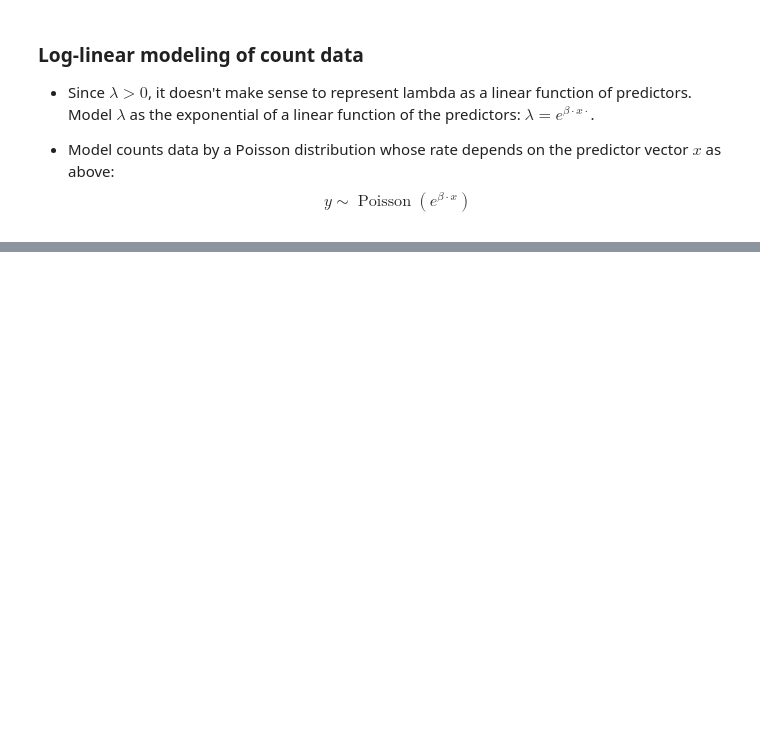
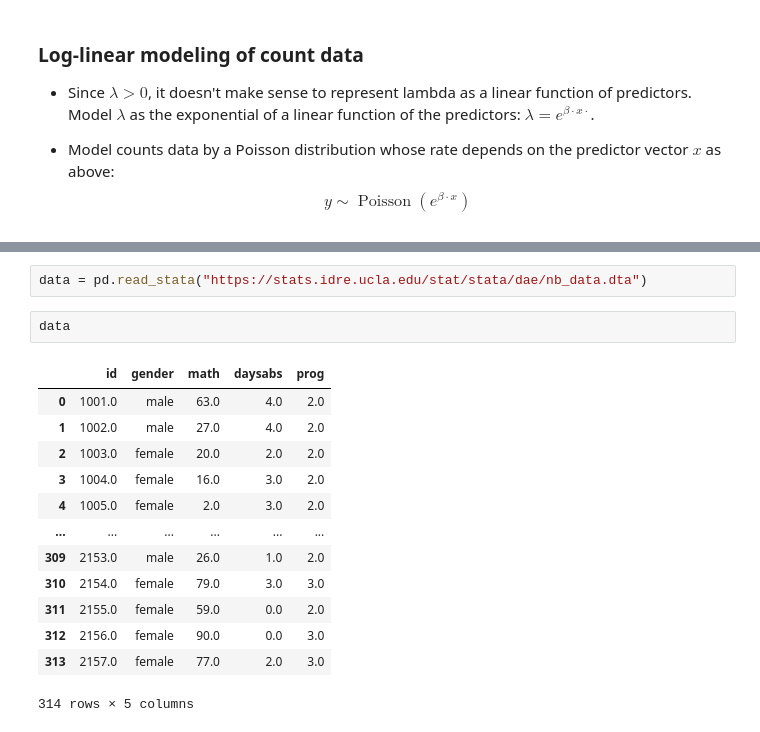
Before and after one commit to mgreenbe/DATA335W2025, a Jupyter notebook: code/count_regression.ipynb, the cells around one changed output, grey strips where cells are left out. Saved outputs shown, nothing was run; the diff lists cells and outputs as text; blank space fills up the shorter version.

```diff
--- a/code/count_regression.ipynb
+++ b/code/count_regression.ipynb
@@ -118,0 +299,18 @@ plt.scatter(
+# %%
+data = pd.read_stata("https://stats.idre.ucla.edu/stat/stata/dae/nb_data.dta")
+# %%
+data
+# %% [output]
+|  | id | gender | math | daysabs | prog |
+| 0 | 1001.0 | male | 63.0 | 4.0 | 2.0 |
+| 1 | 1002.0 | male | 27.0 | 4.0 | 2.0 |
+| 2 | 1003.0 | female | 20.0 | 2.0 | 2.0 |
+| 3 | 1004.0 | female | 16.0 | 3.0 | 2.0 |
+| 4 | 1005.0 | female | 2.0 | 3.0 | 2.0 |
+| ... | ... | ... | ... | ... | ... |
+| 309 | 2153.0 | male | 26.0 | 1.0 | 2.0 |
+| 310 | 2154.0 | female | 79.0 | 3.0 | 3.0 |
+| 311 | 2155.0 | female | 59.0 | 0.0 | 2.0 |
+| 312 | 2156.0 | female | 90.0 | 0.0 | 3.0 |
+| 313 | 2157.0 | female | 77.0 | 2.0 | 3.0 |
+314 rows × 5 columns
```
Also changed, not shown: parts of 18 cells of this notebook.
